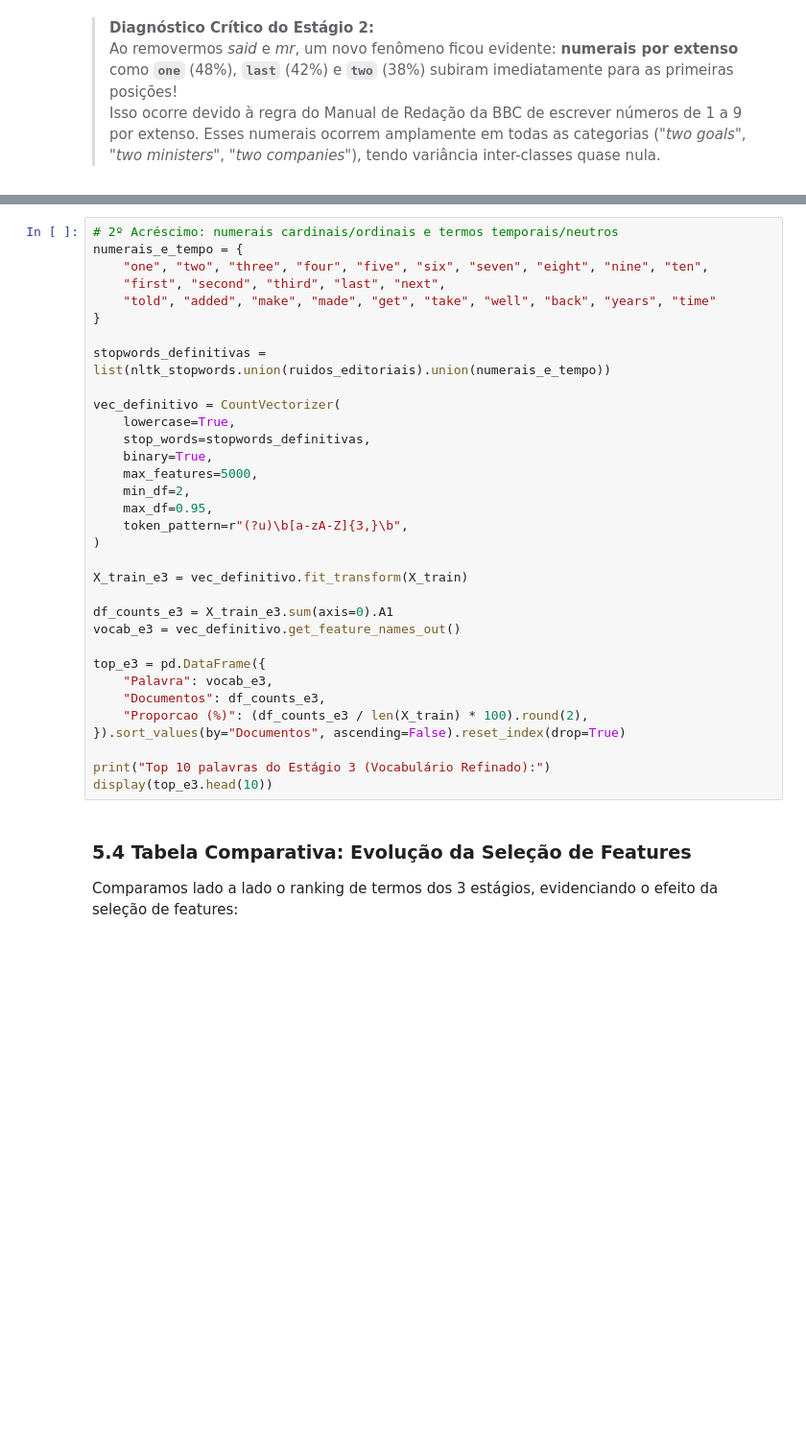
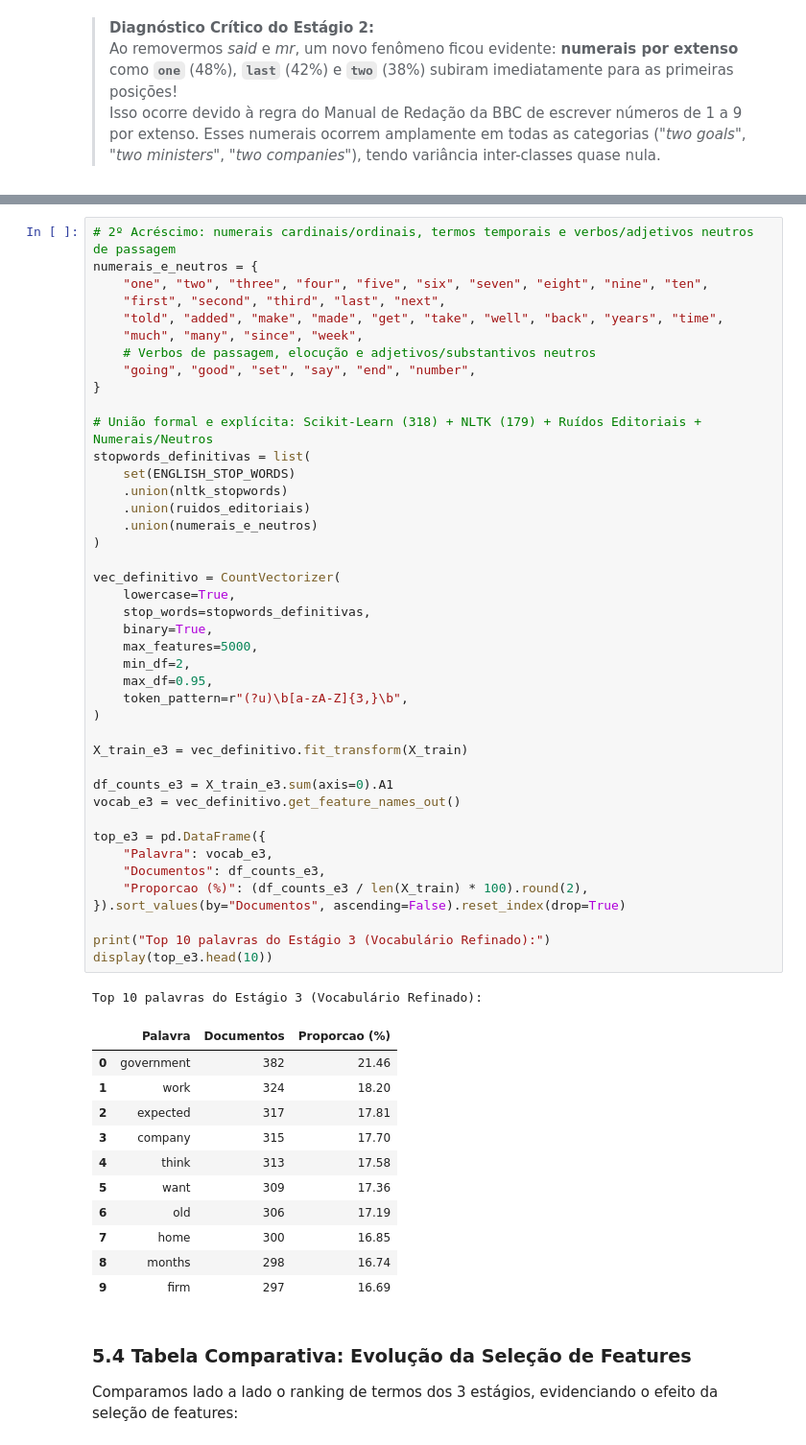
Before and after one commit to diegonhd/bayes-bbc-prediction, a Jupyter notebook: src/preprocessor.ipynb, the cells around one changed output, grey strips where cells are left out. Shown at 96% size. Cells and saved outputs as stored; diff of their text form; blank space fills up the shorter version.

```diff
--- a/src/preprocessor.ipynb
+++ b/src/preprocessor.ipynb
@@ -149,36 +203,58 @@ Eliminamos numerais por extenso e verbos auxiliares remanescentes para permitir
 # %%
-# 2º Acréscimo: numerais cardinais/ordinais e termos temporais/neutros
-numerais_e_tempo = {
+# 2º Acréscimo: numerais cardinais/ordinais, termos temporais e verbos/adjetivos neutros de passagem
+numerais_e_neutros = {
     "one", "two", "three", "four", "five", "six", "seven", "eight", "nine", "ten",
     "first", "second", "third", "last", "next",
-    "told", "added", "make", "made", "get", "take", "well", "back", "years", "time"
+    "told", "added", "make", "made", "get", "take", "well", "back", "years", "time",
+    "much", "many", "since", "week",
+    # Verbos de passagem, elocução e adjetivos/substantivos neutros
+    "going", "good", "set", "say", "end", "number",
 }
 
-stopwords_definitivas = list(nltk_stopwords.union(ruidos_editoriais).union(numerais_e_tempo))
+# União formal e explícita: Scikit-Learn (318) + NLTK (179) + Ruídos Editoriais + Numerais/Neutros
+stopwords_definitivas = list(
+    set(ENGLISH_STOP_WORDS)
+    .union(nltk_stopwords)
+    .union(ruidos_editoriais)
+    .union(numerais_e_neutros)
+)
 
 vec_definitivo = CountVectorizer(
     lowercase=True,
     stop_words=stopwords_definitivas,
     binary=True,
     max_features=5000,
     min_df=2,
     max_df=0.95,
     token_pattern=r"(?u)\b[a-zA-Z]{3,}\b",
 )
 
 X_train_e3 = vec_definitivo.fit_transform(X_train)
 
 df_counts_e3 = X_train_e3.sum(axis=0).A1
 vocab_e3 = vec_definitivo.get_feature_names_out()
 
 top_e3 = pd.DataFrame({
     "Palavra": vocab_e3,
     "Documentos": df_counts_e3,
     "Proporcao (%)": (df_counts_e3 / len(X_train) * 100).round(2),
 }).sort_values(by="Documentos", ascending=False).reset_index(drop=True)
 
 print("Top 10 palavras do Estágio 3 (Vocabulário Refinado):")
 display(top_e3.head(10))
+# %% [output]
+Top 10 palavras do Estágio 3 (Vocabulário Refinado):
+|  | Palavra | Documentos | Proporcao (%) |
+| 0 | government | 382 | 21.46 |
+| 1 | work | 324 | 18.20 |
+| 2 | expected | 317 | 17.81 |
+| 3 | company | 315 | 17.70 |
+| 4 | think | 313 | 17.58 |
+| 5 | want | 309 | 17.36 |
+| 6 | old | 306 | 17.19 |
+| 7 | home | 300 | 16.85 |
+| 8 | months | 298 | 16.74 |
+| 9 | firm | 297 | 16.69 |
 # %% [markdown]
 ### 5.4 Tabela Comparativa: Evolução da Seleção de Features
 Comparamos lado a lado o ranking de termos dos 3 estágios, evidenciando o efeito da seleção de features:
```
Also changed, not shown: parts of 12 cells of this notebook, 17 other files.
